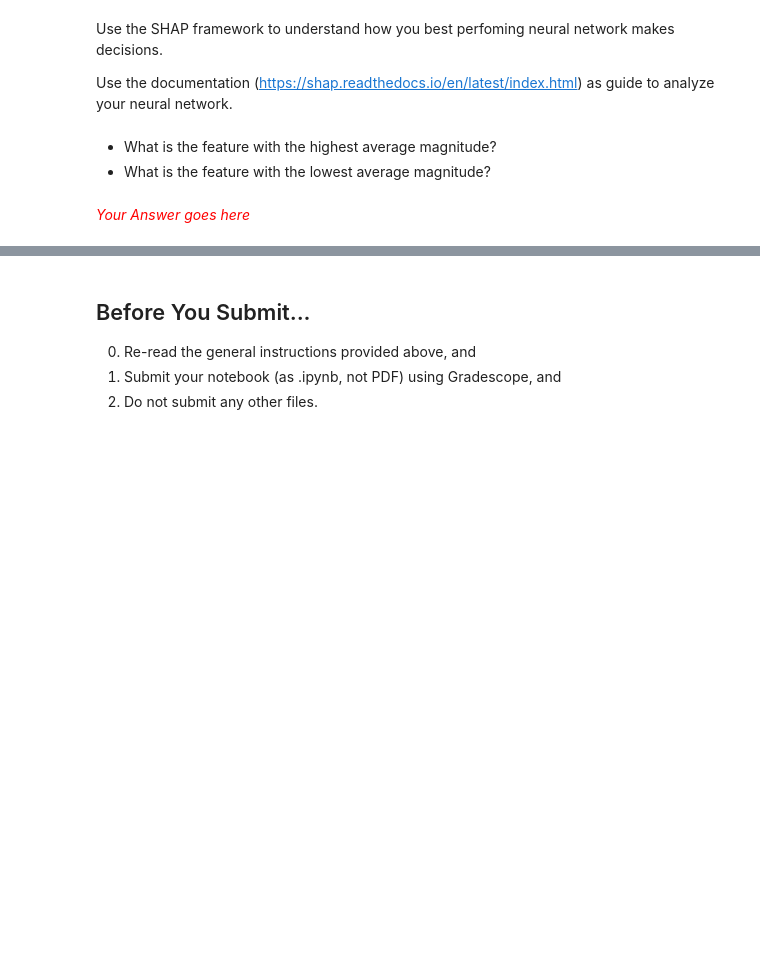
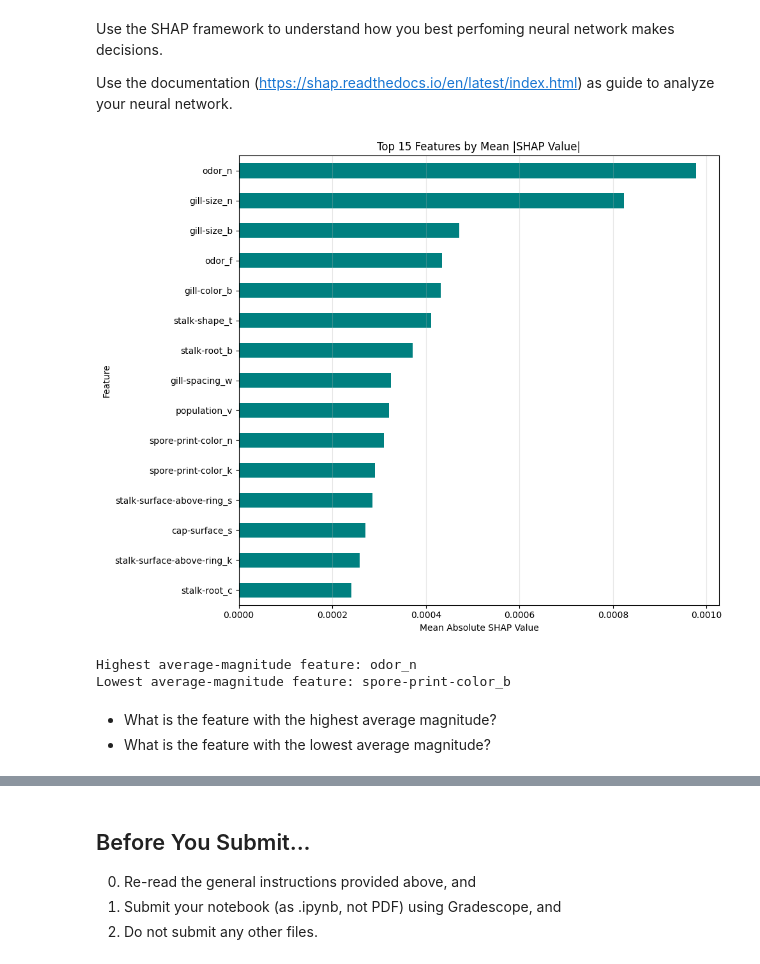
Before and after one commit to CiciTang090905/project5_NeuralNetwork, a Jupyter notebook: project_5 (1).ipynb, the cells around one changed output, grey strips where cells are left out. Saved outputs shown, nothing was run; the diff lists cells and outputs as text; code cells hidden in the pictures; blank space fills up the shorter version.

```diff
--- a/project_5 (1).ipynb
+++ b/project_5 (1).ipynb
@@ -112,5 +363,70 @@ Use the documentation (https://shap.readthedocs.io/en/latest/index.html) as guid
+# %%
+import numpy as np
+import shap
+
+background_df = X_train_full.sample(n=100, random_state=SEED)
+explain_df = X_test.sample(n=200, random_state=SEED)
+background_tensor = torch.tensor(background_df.to_numpy(), dtype=torch.float32)
+explain_tensor = torch.tensor(explain_df.to_numpy(), dtype=torch.float32)
+
+class ProbabilityWrapper(nn.Module):
+    def __init__(self, base_model):
+        """Wrap the winning model so SHAP explains probabilities instead of logits.
+
+        Parameters:
+            base_model: trained neural network that outputs logits.
+
+        Returns:
+            None. The wrapper stores the original model for later use.
+        """
+        super().__init__()
+        self.base_model = base_model
+
+    def forward(self, x):
+        """Convert the wrapped model's logits into probabilities.
+
+        Parameters:
+            x: tensor of encoded feature rows.
+
+        Returns:
+            A tensor of probabilities between 0 and 1.
+        """
+        return torch.sigmoid(self.base_model(x))
+
+wrapped_model = ProbabilityWrapper(best_model)
+explainer = shap.DeepExplainer(wrapped_model, background_tensor)
+shap_values = explainer.shap_values(explain_tensor, check_additivity=False)
+
+# SHAP may return a list or a 3D array depending on the model/output shape.
+
+if isinstance(shap_values, list):
+    shap_array = np.array(shap_values[0])
+else:
+    shap_array = np.array(shap_values)
+
+if shap_array.ndim == 3:
+    # Collapse the trailing singleton output dimension for easier feature ranking.
+    shap_array = shap_array[:, :, 0]
+
+mean_abs_shap = pd.Series(np.abs(shap_array).mean(axis=0), index=X.columns).sort_values(ascending=False)
+top_shap_feature = mean_abs_shap.index[0]
+lowest_shap_feature = mean_abs_shap.index[-1]
+
+plt.figure(figsize=(10, 8))
+mean_abs_shap.head(15).sort_values().plot(kind='barh', color='teal')
+plt.title('Top 15 Features by Mean |SHAP Value|')
+plt.xlabel('Mean Absolute SHAP Value')
+plt.ylabel('Feature')
+plt.grid(axis='x', alpha=0.3)
+plt.tight_layout()
+plt.show()
+
+print('Highest average-magnitude feature:', top_shap_feature)
+print('Lowest average-magnitude feature:', lowest_shap_feature)
+# %% [output]
+[figure, added]
+Highest average-magnitude feature: odor_n
+Lowest average-magnitude feature: spore-print-color_b
 # %% [markdown]
 - What is the feature with the highest average magnitude?
 - What is the feature with the lowest average magnitude?
-# %% [markdown]
-<font color="red">*Your Answer goes here*</font>
```
Also changed, not shown: parts of 11 cells of this notebook.
